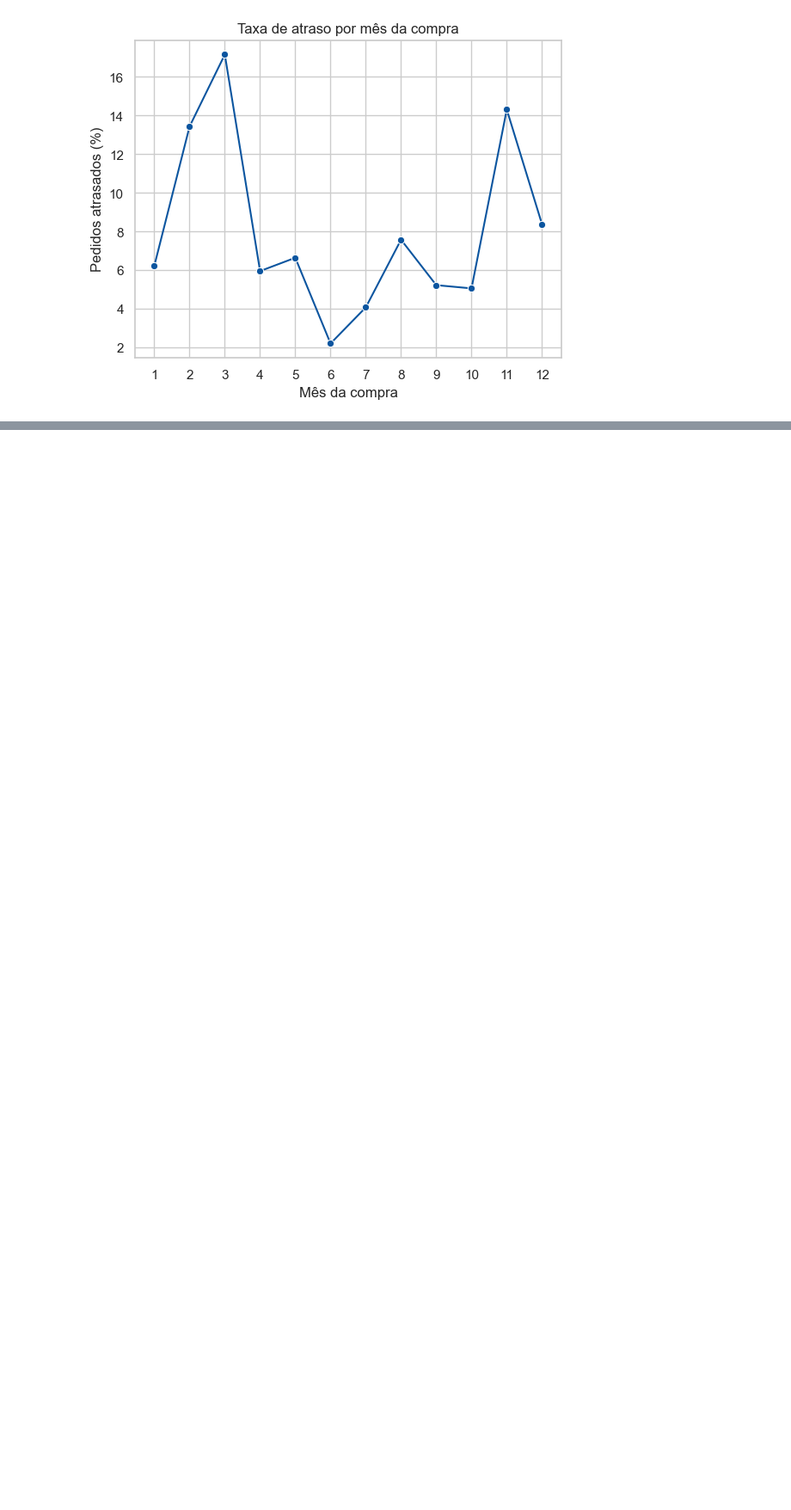
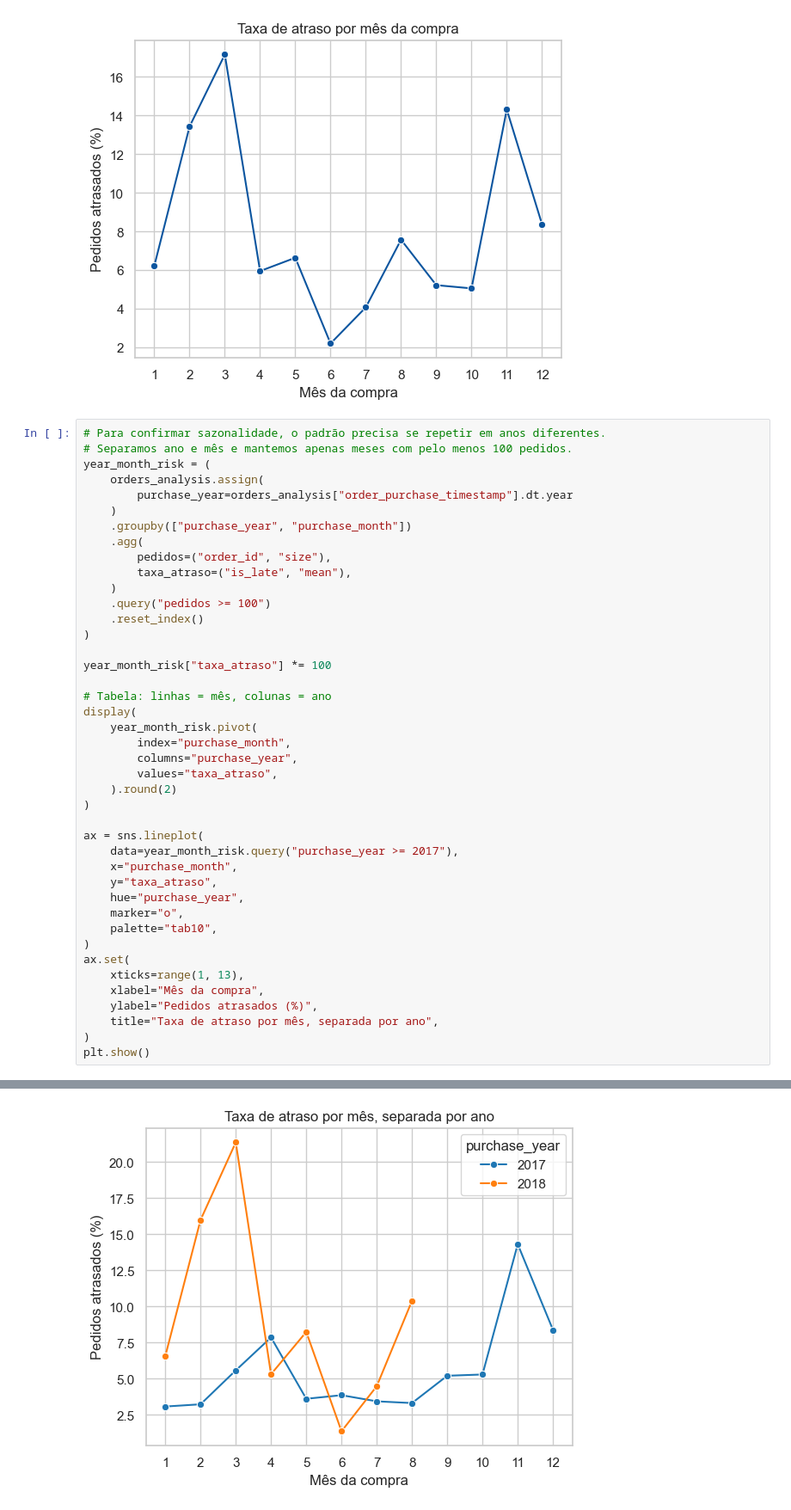
Before and after one commit to biaag10/machine_learning_projects, a Jupyter notebook: olist/notebooks/02_EDA.ipynb, the cells around one changed output, grey strips where cells are left out. Shown at 86% size. Drawn from its saved outputs; the diff is of its cells as text; blank space fills up the shorter version.

```diff
--- a/olist/notebooks/02_EDA.ipynb
+++ b/olist/notebooks/02_EDA.ipynb
@@ -850,3 +931,46 @@ plt.show()
 | 10 | 11 | 7288 | 14.31 |
 | 11 | 12 | 5514 | 8.38 |
 [figure]
+# %%
+# Para confirmar sazonalidade, o padrão precisa se repetir em anos diferentes.
+# Separamos ano e mês e mantemos apenas meses com pelo menos 100 pedidos.
+year_month_risk = (
+    orders_analysis.assign(
+        purchase_year=orders_analysis["order_purchase_timestamp"].dt.year
+    )
+    .groupby(["purchase_year", "purchase_month"])
+    .agg(
+        pedidos=("order_id", "size"),
+        taxa_atraso=("is_late", "mean"),
+    )
+    .query("pedidos >= 100")
+    .reset_index()
+)
+
+year_month_risk["taxa_atraso"] *= 100
+
+# Tabela: linhas = mês, colunas = ano
+display(
+    year_month_risk.pivot(
+        index="purchase_month",
+        columns="purchase_year",
+        values="taxa_atraso",
+    ).round(2)
+)
+
+ax = sns.lineplot(
+    data=year_month_risk.query("purchase_year >= 2017"),
+    x="purchase_month",
+    y="taxa_atraso",
+    hue="purchase_year",
+    marker="o",
+    palette="tab10",
+)
+ax.set(
+    xticks=range(1, 13),
+    xlabel="Mês da compra",
+    ylabel="Pedidos atrasados (%)",
+    title="Taxa de atraso por mês, separada por ano",
+)
+plt.show()
+# %% [output]
@@ -853,3 +991,4 @@ plt.show()
+[figure, added]
 # %% [markdown]
 **Conclusão da pergunta 5:** há indícios de sazonalidade? Compare também a quantidade de pedidos por mês antes de concluir.
 
```
Also changed, not shown: parts of 23 cells of this notebook, 1 other file.
